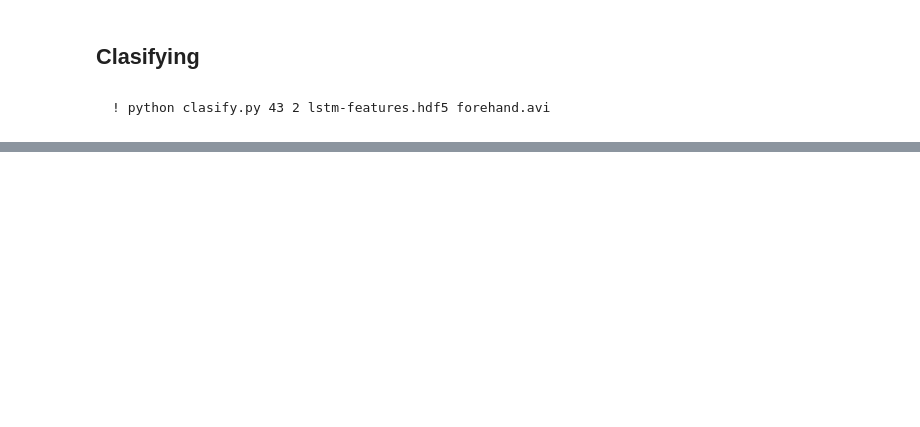
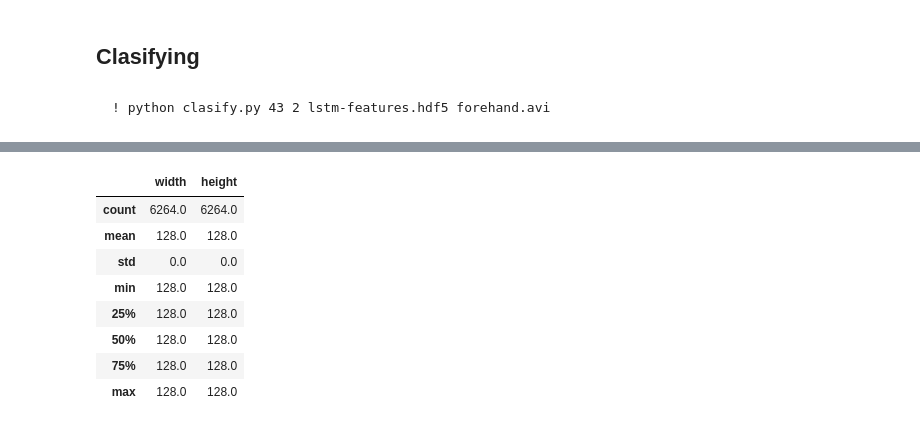
Before and after one commit to maroacc/fight-detection, a Jupyter notebook: InceptionV3_LSTM.ipynb, the cells around one changed output, grey strips where cells are left out. Saved outputs shown, nothing was run; the diff lists cells and outputs as text; code cells hidden in the pictures; blank space fills up the shorter version.

```diff
--- a/InceptionV3_LSTM.ipynb
+++ b/InceptionV3_LSTM.ipynb
@@ -171,0 +196,26 @@ Creating train generator with 210 samples.
+# %%
+import os
+from PIL import Image
+import pandas as pd
+
+# Define the folder path where the images are stored
+folder_path = '/content/drive/MyDrive/fight-detection/data/train/fight'
+
+# Initialize a list to store the size of each image
+image_size = []
+
+# Loop through all the files in the folder
+for filename in os.listdir(folder_path):
+    # Check if the file is an image
+    if filename.endswith('.png') or filename.endswith('.jpg'):
+        # Open the image using Pillow library
+        with Image.open(os.path.join(folder_path, filename)) as img:
+            # Get the size of the image and append it to the list
+            width, height = img.size
+            image_size.append((filename, width, height))
+
+# Convert the list to a Pandas DataFrame
+df = pd.DataFrame(image_size, columns=['filename', 'width', 'height'])
+
+# Print the DataFrame
+print(df)
@@ -171,0 +237,12 @@ Creating train generator with 210 samples.
+# %%
+df.describe()
+# %% [output]
+|  | width | height |
+| count | 6264.0 | 6264.0 |
+| mean | 128.0 | 128.0 |
+| std | 0.0 | 0.0 |
+| min | 128.0 | 128.0 |
+| 25% | 128.0 | 128.0 |
+| 50% | 128.0 | 128.0 |
+| 75% | 128.0 | 128.0 |
+| max | 128.0 | 128.0 |
```
Also changed, not shown: parts of 9 cells of this notebook, 12 other files.
